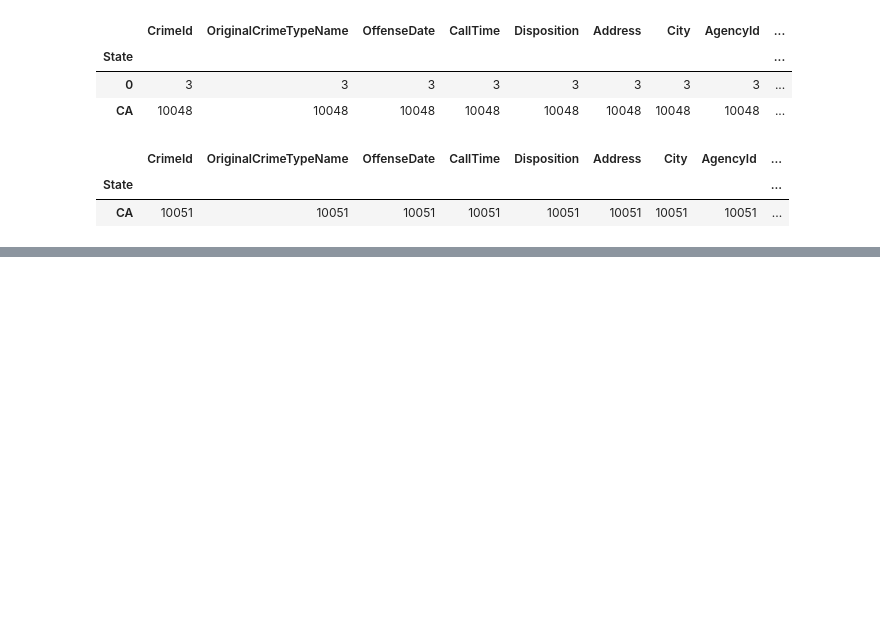
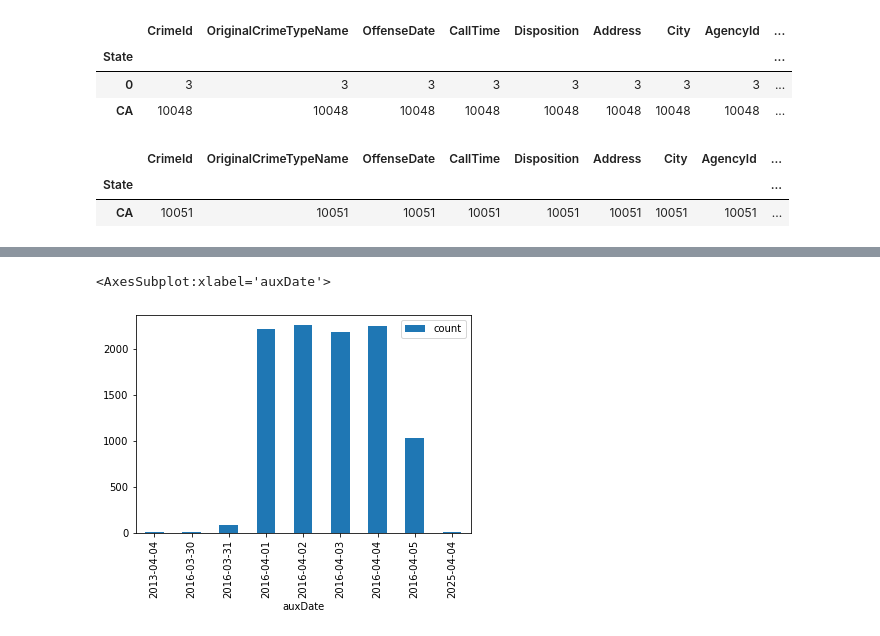
Before and after one commit to xagranda99/lab2U2, a Jupyter notebook: [NRC_6292]_XavierGranda_La2Unidad2.ipynb, the cells around one changed output, grey strips where cells are left out. Cells and saved outputs as stored; diff of their text form; code cells hidden in the pictures; blank space fills up the shorter version.

```diff
--- a/[NRC_6292]_XavierGranda_La2Unidad2.ipynb
+++ b/[NRC_6292]_XavierGranda_La2Unidad2.ipynb
@@ -309,5 +278,0 @@ df
-# %%
-'''Imprimir las veces que se repetieron los datos en los distintos dias.'''
-df['year_month_of_admission'] = df['OffenseDate'].map(lambda dt: dt.strftime('%Y-%m-%d'))
-grouped_df = df.groupby('year_month_of_admission').size().to_frame("count").reset_index()
-grouped_df.plot(kind='bar', x='year_month_of_admission', y='count')
@@ -316,0 +309,8 @@ grouped_df.plot(kind='bar', x='year_month_of_admission', y='count')
+# %%
+'''Imprimir las veces que se repetieron los datos en los distintos dias.'''
+df['auxDate'] = df['OffenseDate'].map(lambda dt: dt.strftime('%Y-%m-%d'))
+grouped_df = df.groupby('auxDate').size().to_frame("count").reset_index()
+grouped_df.plot(kind='bar', x='auxDate', y='count')
+# %% [output]
+<AxesSubplot:xlabel='auxDate'>
+[figure, added]
```
Also changed, not shown: parts of 25 cells of this notebook, 1 other file.
